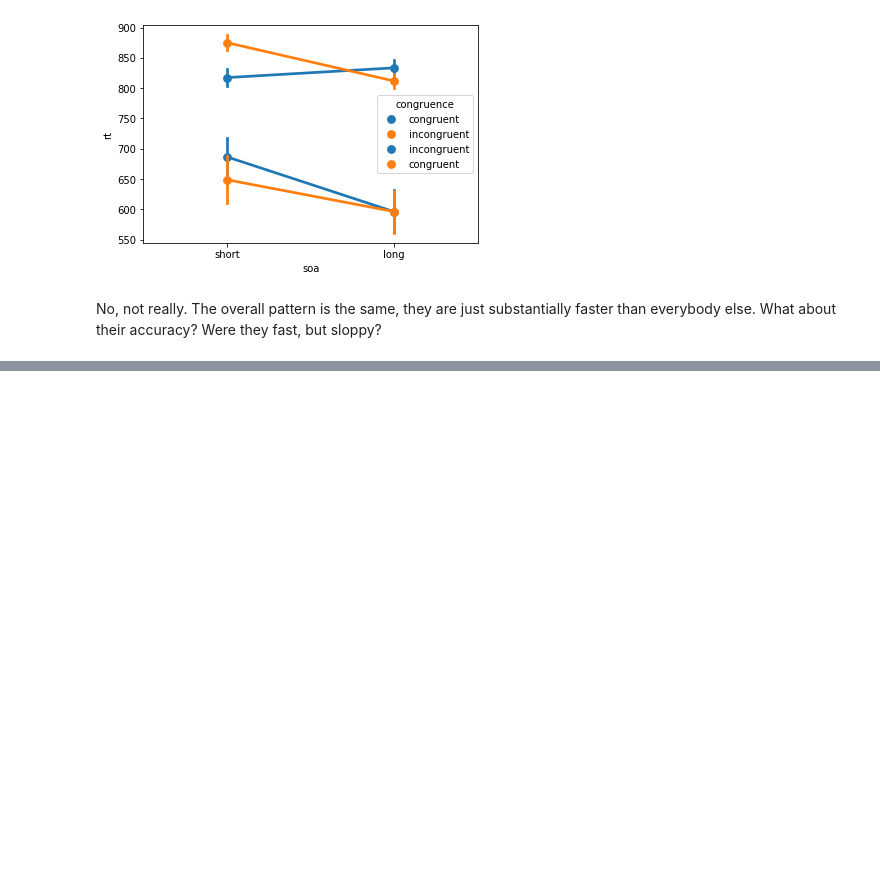
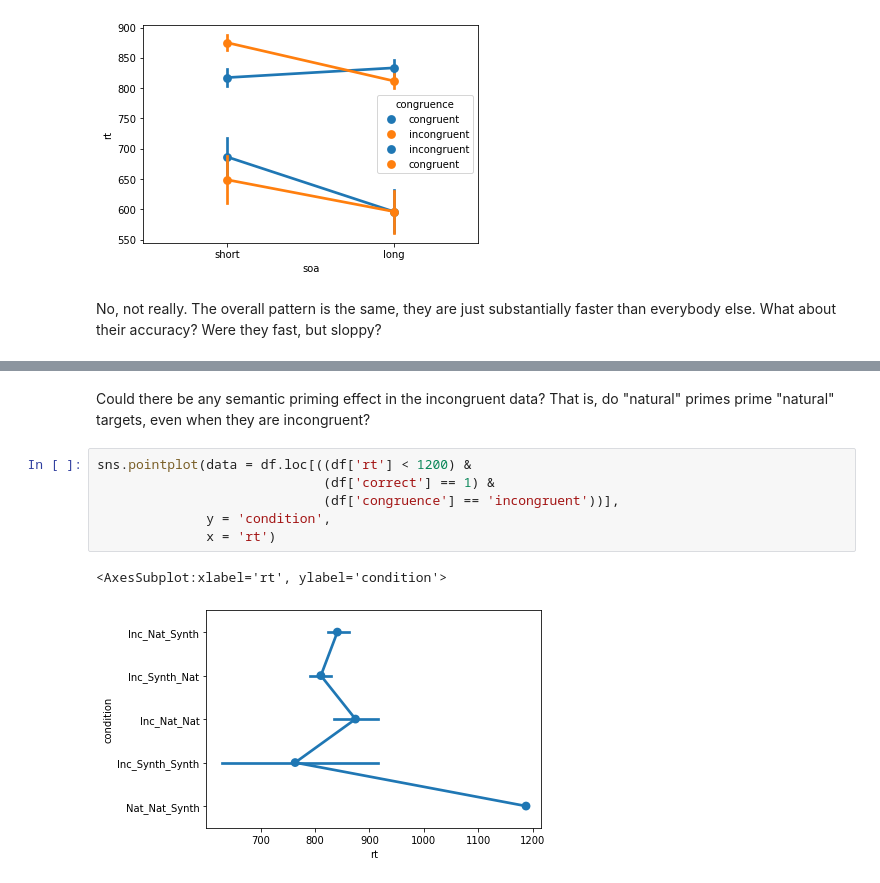
Before and after one commit to ethanweed/ExPsyLing, a Jupyter notebook: 2022/Notebooks/Labs_notebooks/Lab_10_Experiment_2.ipynb, the cells around one changed output, grey strips where cells are left out. Drawn from its saved outputs; the diff is of its cells as text; blank space fills up the shorter version.

```diff
--- a/2022/Notebooks/Labs_notebooks/Lab_10_Experiment_2.ipynb
+++ b/2022/Notebooks/Labs_notebooks/Lab_10_Experiment_2.ipynb
@@ -112,0 +121,11 @@ No, not really. The overall pattern is the same, they are just substantially fas
+# %% [markdown]
+Could there be any semantic priming effect in the incongruent data? That is, do "natural" primes prime "natural" targets, even when they are incongruent?
+# %%
+sns.pointplot(data = df.loc[((df['rt'] < 1200) &
+                             (df['correct'] == 1) &
+                             (df['congruence'] == 'incongruent'))],
+              y = 'condition',
+              x = 'rt')
+# %% [output]
+<AxesSubplot:xlabel='rt', ylabel='condition'>
+[figure, added]
```
Also changed, not shown: parts of 13 cells of this notebook.
